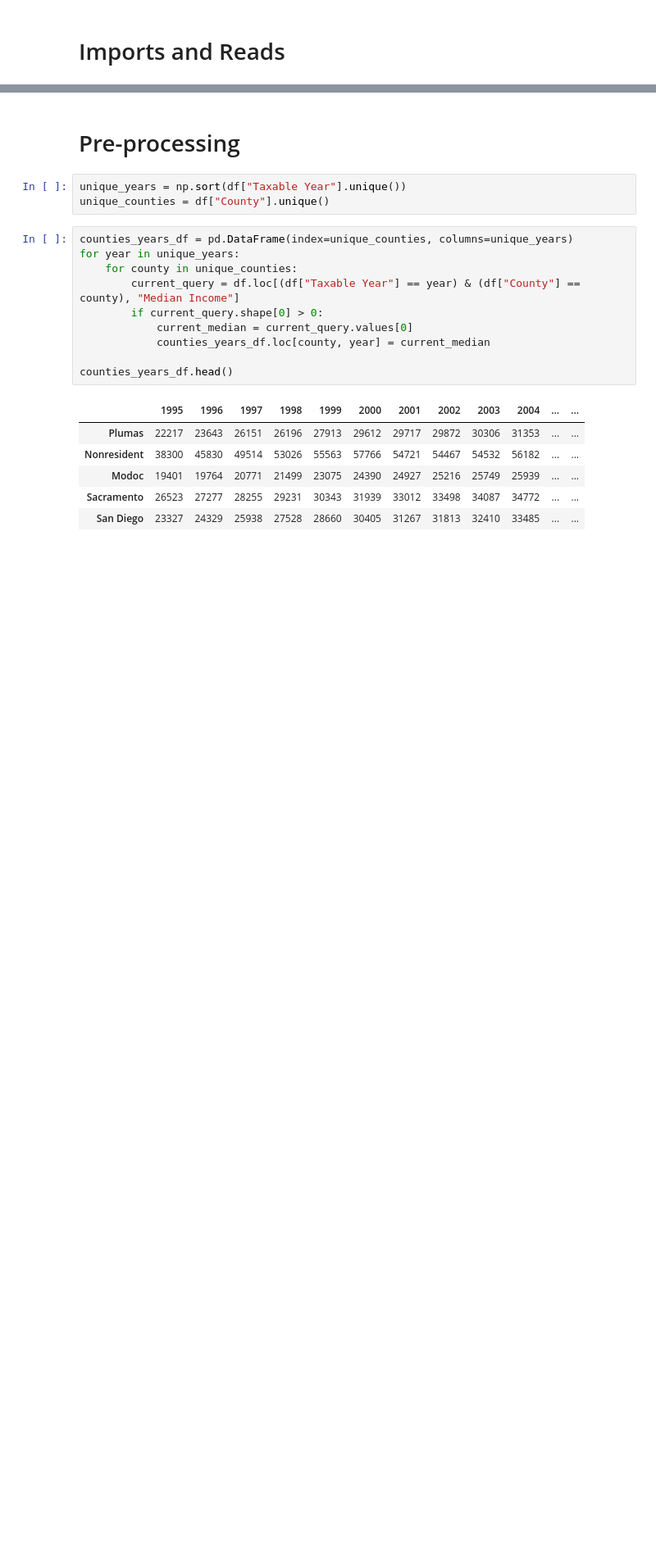
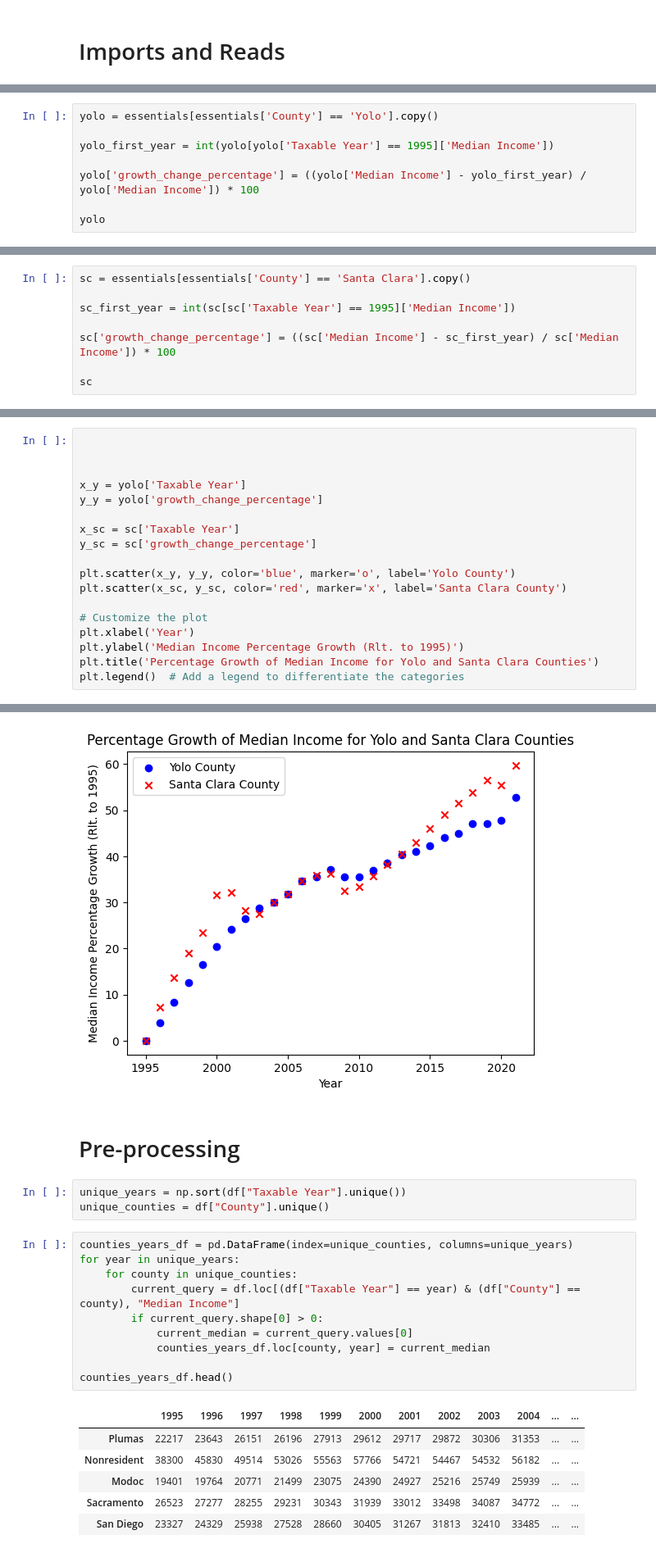
Before and after one commit to aindraga/Math189_FinalProject, a Jupyter notebook: final_project.ipynb, the cells around one changed output, grey strips where cells are left out. Shown at 82% size. Drawn from its saved outputs; the diff is of its cells as text; blank space fills up the shorter version.

```diff
--- a/final_project.ipynb
+++ b/final_project.ipynb
@@ -24,0 +100,8 @@ df.head()
+# %%
+yolo = essentials[essentials['County'] == 'Yolo'].copy()
+
+yolo_first_year = int(yolo[yolo['Taxable Year'] == 1995]['Median Income'])
+
+yolo['growth_change_percentage'] = ((yolo['Median Income'] - yolo_first_year) / yolo['Median Income']) * 100
+
+yolo
@@ -24,0 +126,8 @@ df.head()
+# %%
+sc = essentials[essentials['County'] == 'Santa Clara'].copy()
+
+sc_first_year = int(sc[sc['Taxable Year'] == 1995]['Median Income'])
+
+sc['growth_change_percentage'] = ((sc['Median Income'] - sc_first_year) / sc['Median Income']) * 100
+
+sc
@@ -24,0 +152,19 @@ df.head()
+# %%
+
+
+
+x_y = yolo['Taxable Year']
+y_y = yolo['growth_change_percentage']
+
+x_sc = sc['Taxable Year']
+y_sc = sc['growth_change_percentage']
+
+plt.scatter(x_y, y_y, color='blue', marker='o', label='Yolo County')
+plt.scatter(x_sc, y_sc, color='red', marker='x', label='Santa Clara County')
+
+# Customize the plot
+plt.xlabel('Year')
+plt.ylabel('Median Income Percentage Growth (Rlt. to 1995)')
+plt.title('Percentage Growth of Median Income for Yolo and Santa Clara Counties')
+plt.legend()  # Add a legend to differentiate the categories
+# %% [output]
@@ -25,3 +172,4 @@ df.head()
+[figure, added]
 # %% [markdown]
 # Pre-processing
 # %%
```
Also changed, not shown: parts of 9 cells of this notebook.
